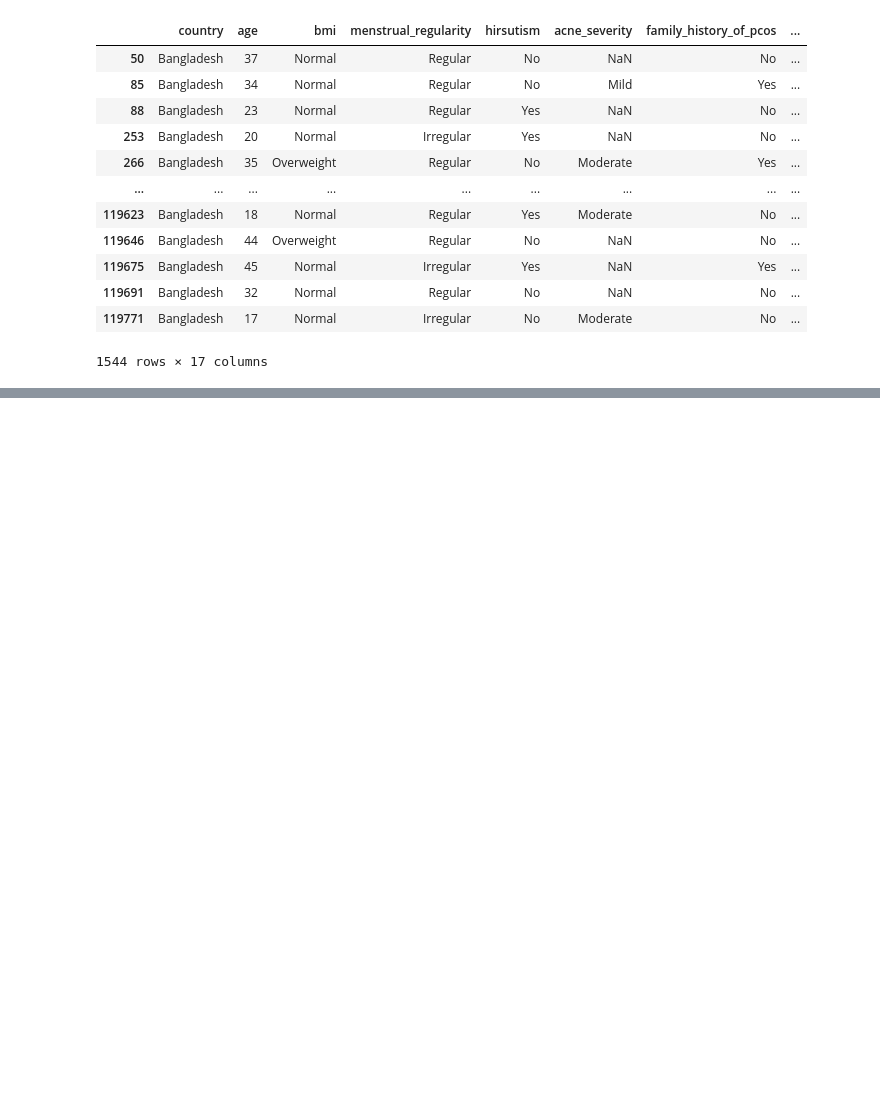
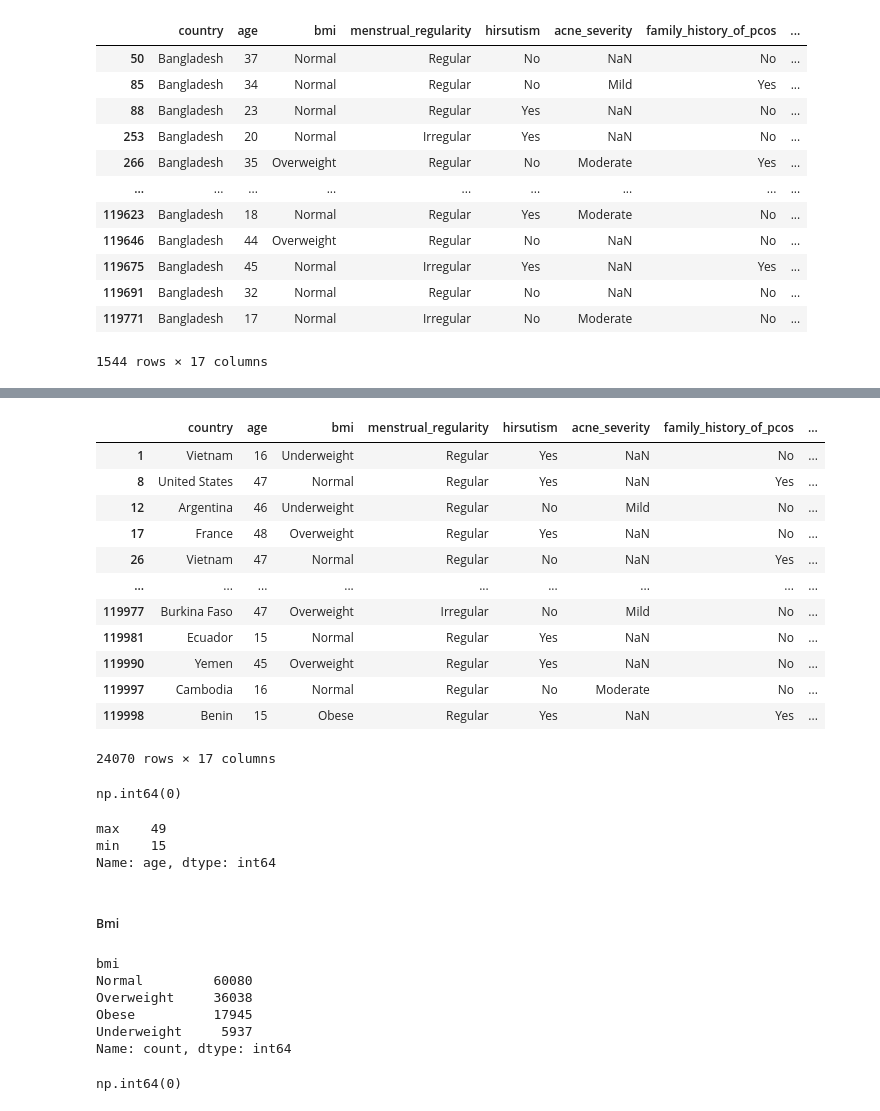
Before and after one commit to rajibulislam1/PCOS_detect_prediction, a Jupyter notebook: notebooks/01-data-preprocessed.ipynb, the cells around one changed output, grey strips where cells are left out. Cells and saved outputs as stored; diff of their text form; code cells hidden in the pictures; blank space fills up the shorter version.

```diff
--- a/notebooks/01-data-preprocessed.ipynb
+++ b/notebooks/01-data-preprocessed.ipynb
@@ -116,0 +166,43 @@ df[df['country'] == 'Bangladesh']
+# %%
+df[(df['age'] <= 16) | (df['age'] >= 45)]
+# %% [output]
+|  | country | age | bmi | menstrual_regularity | hirsutism | acne_severity | family_history_of_pcos | ... |
+| 1 | Vietnam | 16 | Underweight | Regular | Yes | NaN | No | ... |
+| 8 | United States | 47 | Normal | Regular | Yes | NaN | Yes | ... |
+| 12 | Argentina | 46 | Underweight | Regular | No | Mild | No | ... |
+| 17 | France | 48 | Overweight | Regular | Yes | NaN | No | ... |
+| 26 | Vietnam | 47 | Normal | Regular | No | NaN | Yes | ... |
+| ... | ... | ... | ... | ... | ... | ... | ... | ... |
+| 119977 | Burkina Faso | 47 | Overweight | Irregular | No | Mild | No | ... |
+| 119981 | Ecuador | 15 | Normal | Regular | Yes | NaN | No | ... |
+| 119990 | Yemen | 45 | Overweight | Regular | Yes | NaN | No | ... |
+| 119997 | Cambodia | 16 | Normal | Regular | No | Moderate | No | ... |
+| 119998 | Benin | 15 | Obese | Regular | Yes | NaN | Yes | ... |
+24070 rows × 17 columns
+# %%
+### check missing values
+df.age.isnull().sum()
+# %% [output]
+np.int64(0)
+# %%
+df[df['country'] == 'Bangladesh']['age'].agg(['max', 'min'])
+# %% [output]
+max    49
+min    15
+Name: age, dtype: int64
+# %% [markdown]
+##### Bmi
+# %%
+df.bmi.value_counts()
+# %% [output]
+bmi
+Normal         60080
+Overweight     36038
+Obese          17945
+Underweight     5937
+Name: count, dtype: int64
+# %%
+## check missing values
+df.bmi.isnull().sum()
+# %% [output]
+np.int64(0)
```
Also changed, not shown: parts of 40 cells of this notebook.
